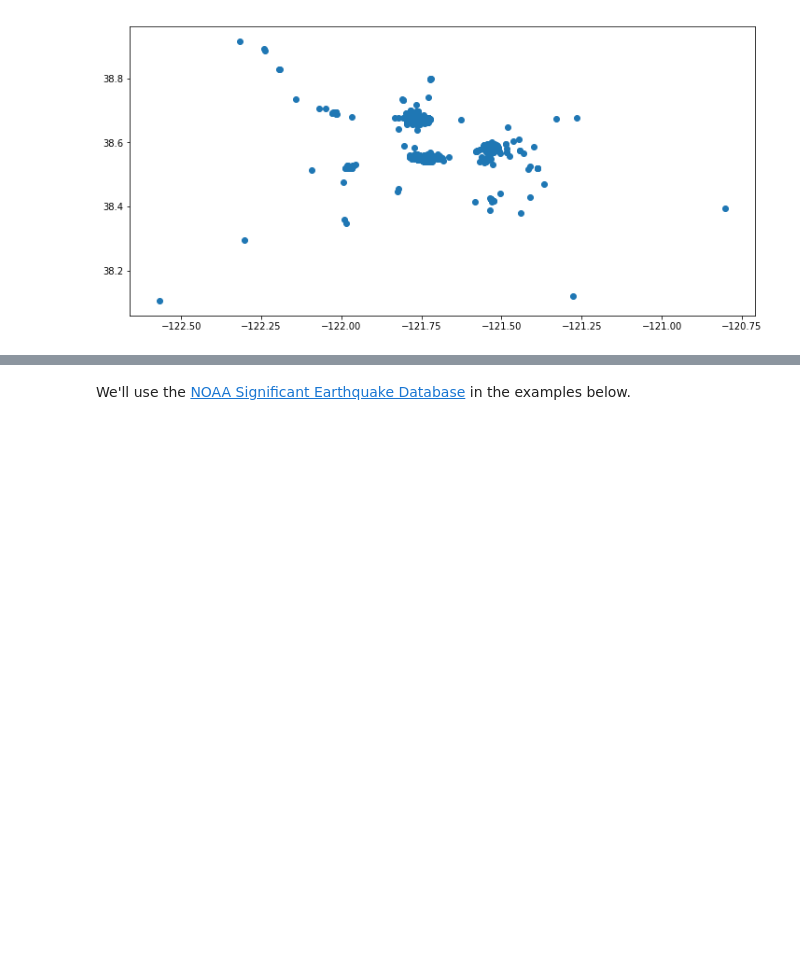
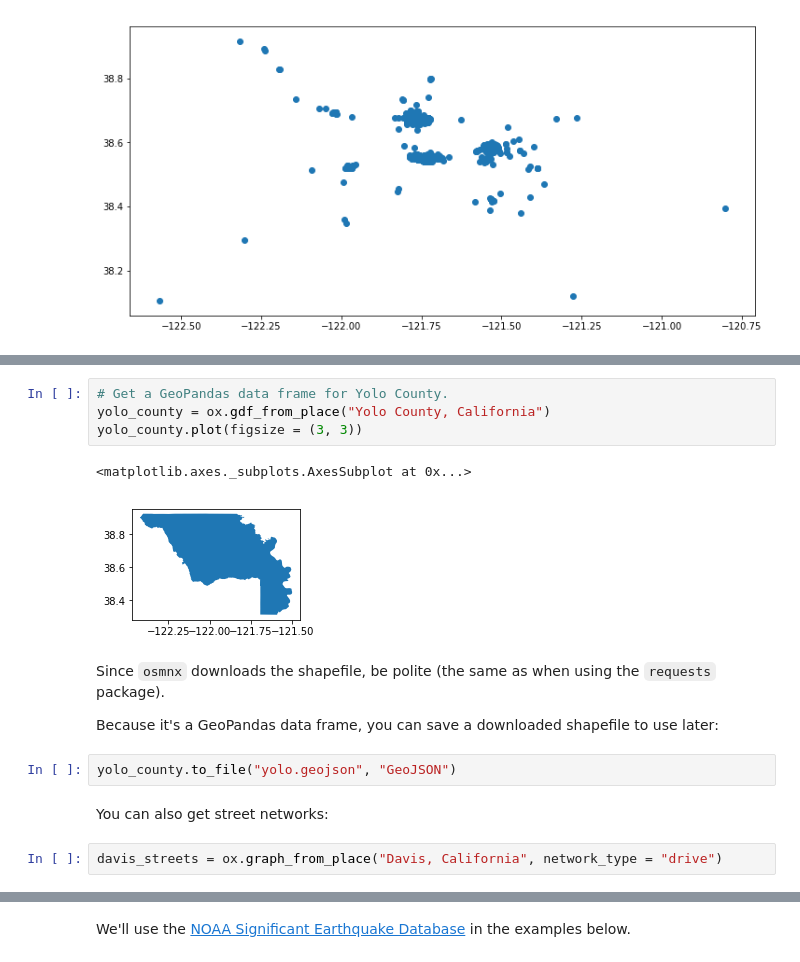
Before and after one commit to nick-ulle/teaching-notes, a Jupyter notebook: sta141b/2018/making_maps.ipynb, the cells around one changed output, grey strips where cells are left out. Cells and saved outputs as stored; diff of their text form; blank space fills up the shorter version.

```diff
--- a/sta141b/2018/making_maps.ipynb
+++ b/sta141b/2018/making_maps.ipynb
@@ -155,0 +245,17 @@ The basemap package provides GIS functions for matplotlib.
+# %%
+# Get a GeoPandas data frame for Yolo County.
+yolo_county = ox.gdf_from_place("Yolo County, California")
+yolo_county.plot(figsize = (3, 3))
+# %% [output]
+<matplotlib.axes._subplots.AxesSubplot at 0x...>
+[figure, added]
+# %% [markdown]
+Since `osmnx` downloads the shapefile, be polite (the same as when using the `requests` package).
+
+Because it's a GeoPandas data frame, you can save a downloaded shapefile to use later:
+# %%
+yolo_county.to_file("yolo.geojson", "GeoJSON")
+# %% [markdown]
+You can also get street networks:
+# %%
+davis_streets = ox.graph_from_place("Davis, California", network_type = "drive")
```
Also changed, not shown: parts of 95 cells of this notebook.
